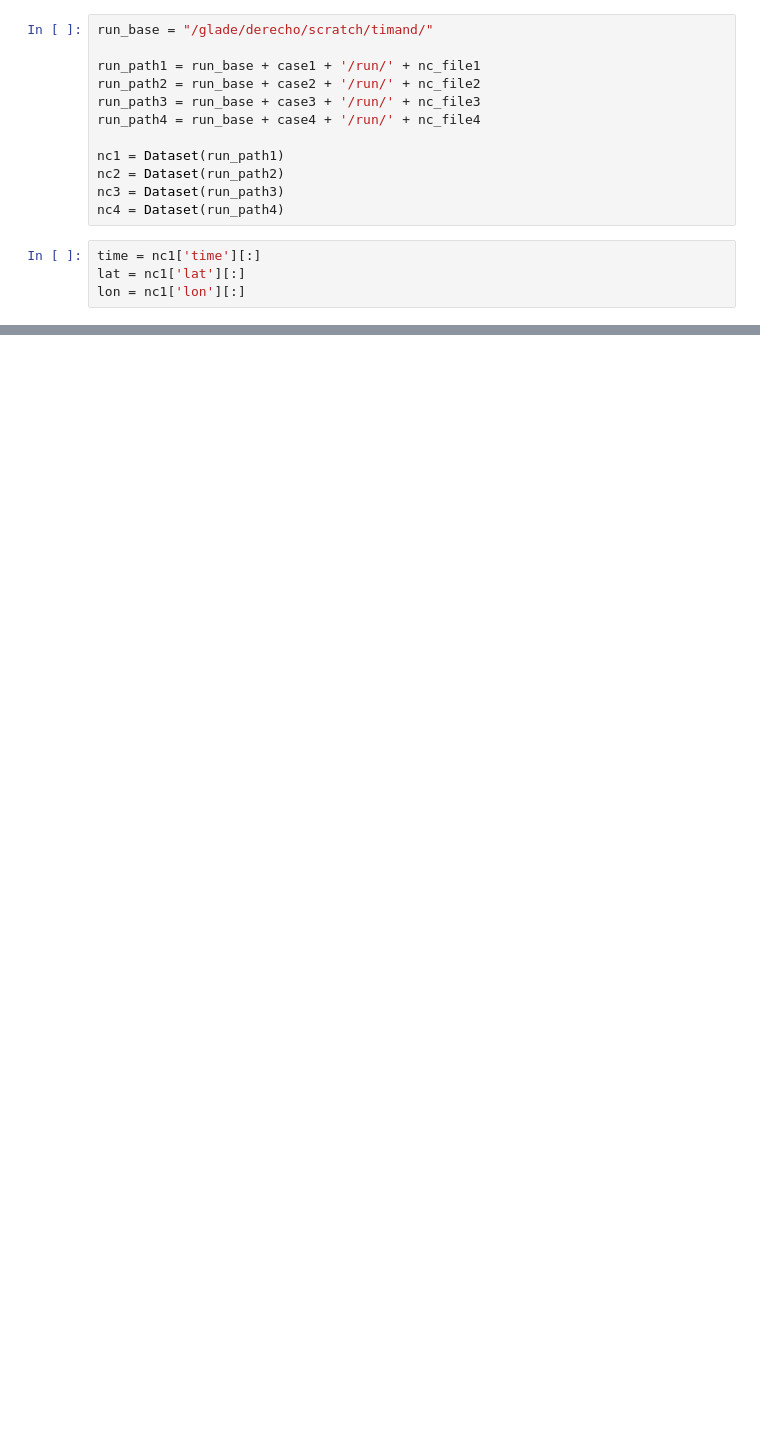
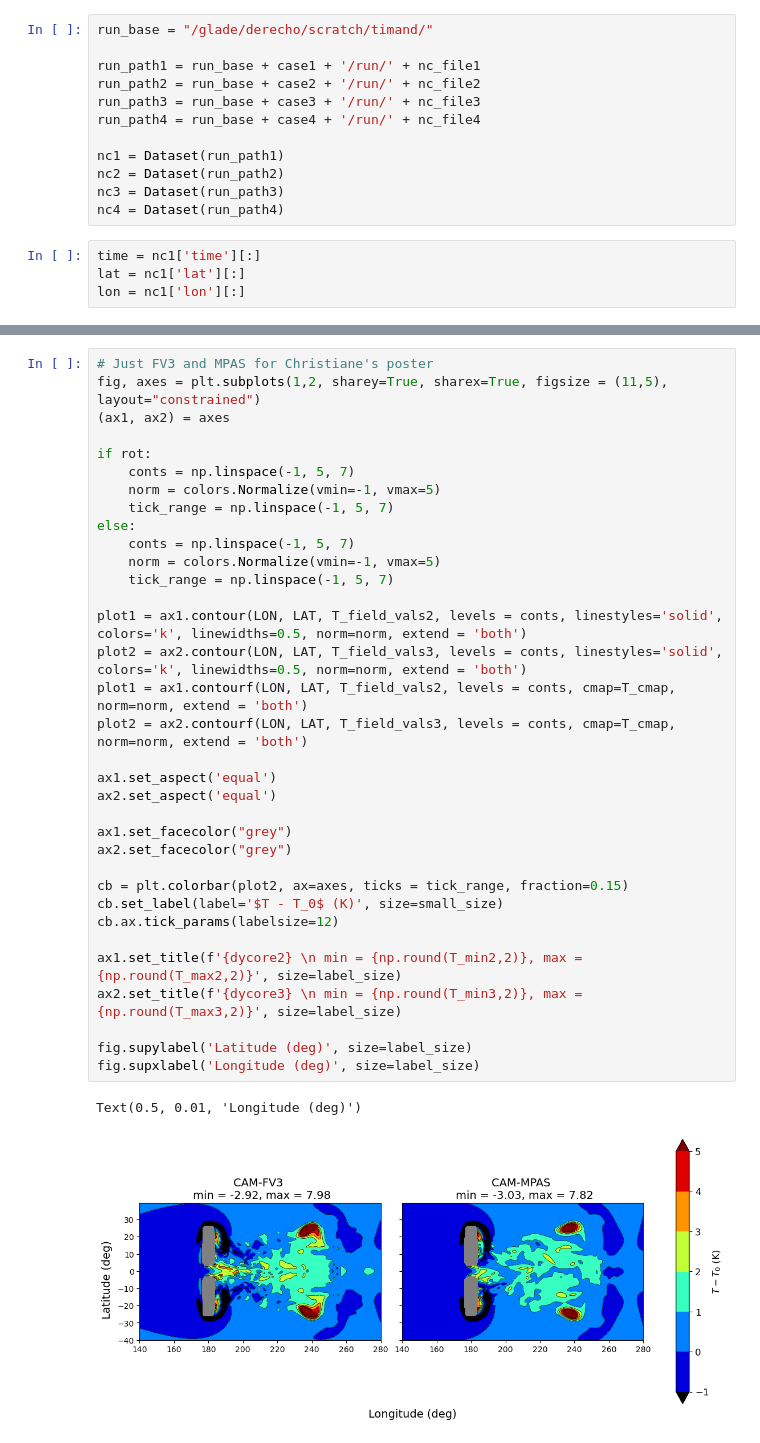
Before and after one commit to ta440/dcmip2025_gap_and_vortex, a Jupyter notebook: jupyter_notebooks/gap_2_by_2_paper_figures.ipynb, the cells around one changed output, grey strips where cells are left out. Cells and saved outputs as stored; diff of their text form; blank space fills up the shorter version.

```diff
--- a/jupyter_notebooks/gap_2_by_2_paper_figures.ipynb
+++ b/jupyter_notebooks/gap_2_by_2_paper_figures.ipynb
@@ -361,0 +497,37 @@ Text(0.5, 1.0, 'CAM-SE \n \n min = -0.013 m/s \n max = 0.013 m/s')
+# %%
+# Just FV3 and MPAS for Christiane's poster
+fig, axes = plt.subplots(1,2, sharey=True, sharex=True, figsize = (11,5), layout="constrained")
+(ax1, ax2) = axes
+
+if rot:
+    conts = np.linspace(-1, 5, 7)
+    norm = colors.Normalize(vmin=-1, vmax=5)
+    tick_range = np.linspace(-1, 5, 7)
+else:
+    conts = np.linspace(-1, 5, 7)
+    norm = colors.Normalize(vmin=-1, vmax=5)
+    tick_range = np.linspace(-1, 5, 7)
+
+plot1 = ax1.contour(LON, LAT, T_field_vals2, levels = conts, linestyles='solid', colors='k', linewidths=0.5, norm=norm, extend = 'both')
+plot2 = ax2.contour(LON, LAT, T_field_vals3, levels = conts, linestyles='solid', colors='k', linewidths=0.5, norm=norm, extend = 'both')
+plot1 = ax1.contourf(LON, LAT, T_field_vals2, levels = conts, cmap=T_cmap, norm=norm, extend = 'both')
+plot2 = ax2.contourf(LON, LAT, T_field_vals3, levels = conts, cmap=T_cmap, norm=norm, extend = 'both')
+
+ax1.set_aspect('equal')
+ax2.set_aspect('equal')
+
+ax1.set_facecolor("grey")
+ax2.set_facecolor("grey")
+
+cb = plt.colorbar(plot2, ax=axes, ticks = tick_range, fraction=0.15)
+cb.set_label(label='$T - T_0$ (K)', size=small_size)
+cb.ax.tick_params(labelsize=12)
+
+ax1.set_title(f'{dycore2} \n min = {np.round(T_min2,2)}, max = {np.round(T_max2,2)}', size=label_size)
+ax2.set_title(f'{dycore3} \n min = {np.round(T_min3,2)}, max = {np.round(T_max3,2)}', size=label_size)
+
+fig.supylabel('Latitude (deg)', size=label_size)
+fig.supxlabel('Longitude (deg)', size=label_size)
+# %% [output]
+Text(0.5, 0.01, 'Longitude (deg)')
+[figure, added]
```
Also changed, not shown: parts of 13 cells of this notebook, 2 other files.
